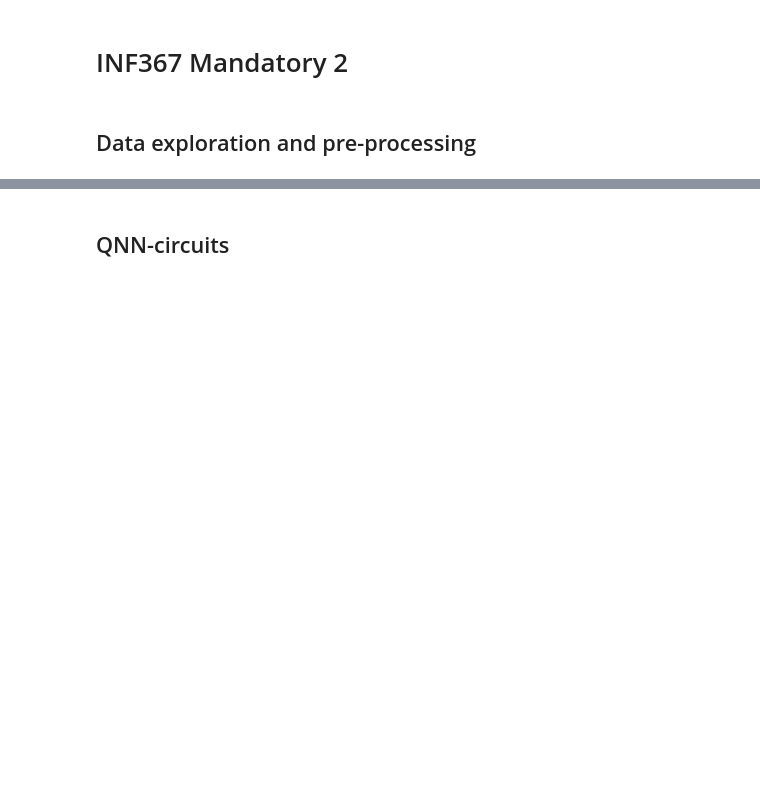
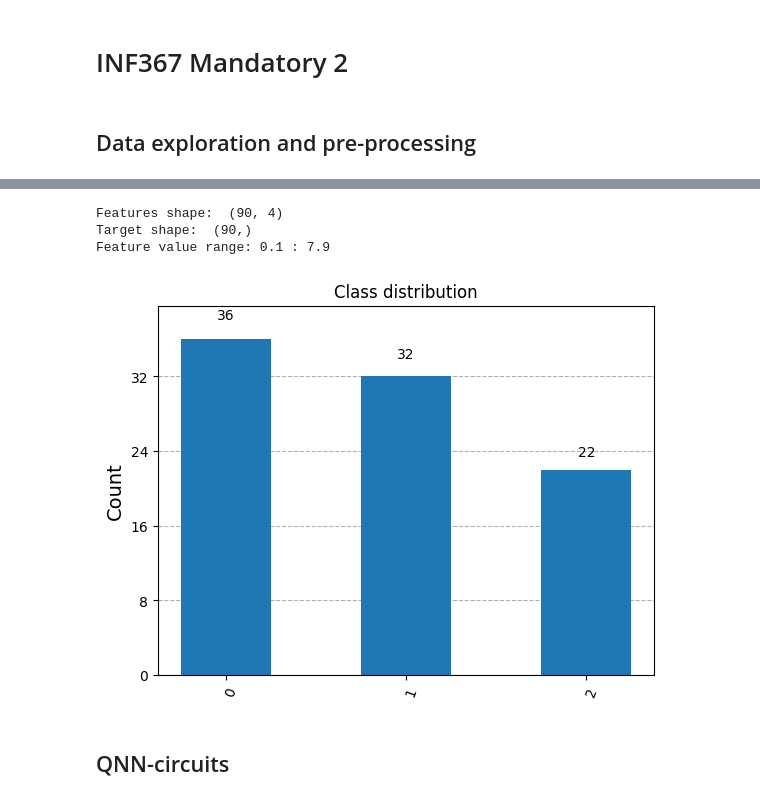
Before and after one commit to simsam8/inf367_mandatory2, a Jupyter notebook: notebook.ipynb, the cells around one changed output, grey strips where cells are left out. Cells and saved outputs as stored; diff of their text form; code cells hidden in the pictures; blank space fills up the shorter version.

Commit message:
run notebook and save plots

```diff
--- a/notebook.ipynb
+++ b/notebook.ipynb
@@ -25,7 +29,14 @@ print("Test size: ", len(X_test))
 print("Features shape: ",X_train.shape)
 print("Target shape: ",y_train.shape)
 print(f"Feature value range: {np.min(X_train)} : {np.max(X_train)}")
-print("Target values: ", Counter(y_train))
+# %% [output]
+Features shape:  (90, 4)
+Target shape:  (90,)
+Feature value range: 0.1 : 7.9
+# %%
+plot_histogram(Counter(y_train), title="Class distribution")
+# %% [output]
+[figure, added]
 # %%
 scaler = MinMaxScaler(feature_range=(0,np.pi))
 X_train = scaler.fit_transform(X_train)
```
Also changed, not shown: parts of 9 cells of this notebook, 6 other files.
